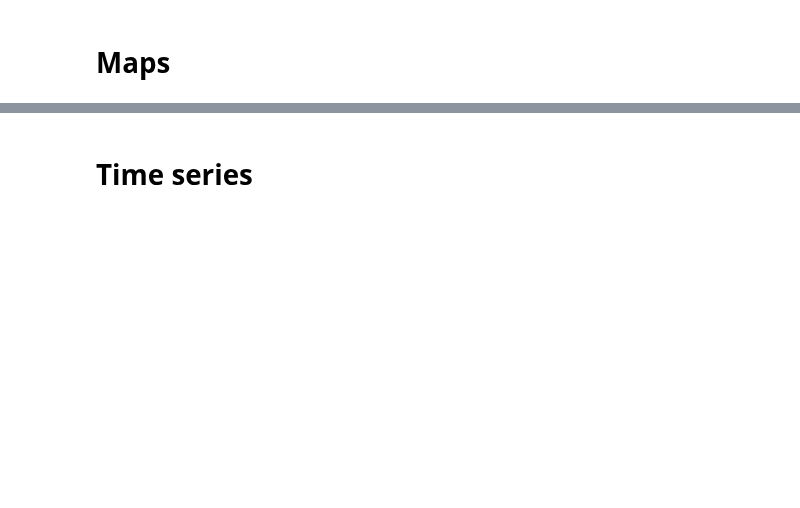
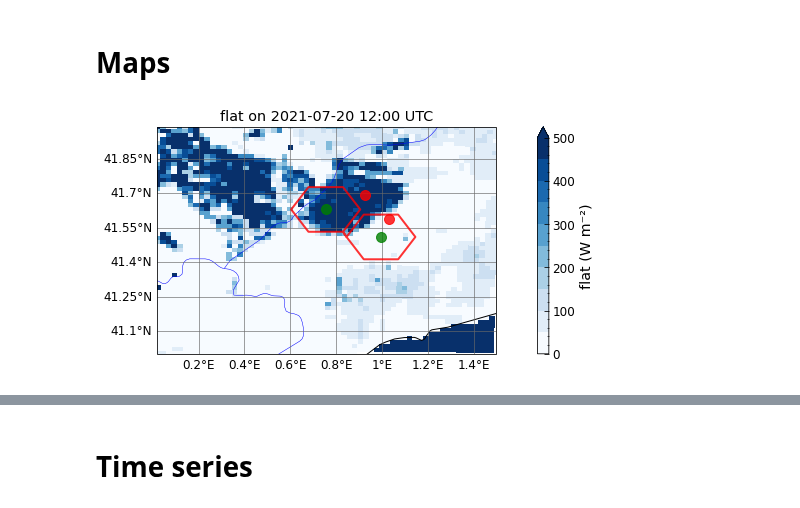
Before and after one commit to ptiengou/netcdf-scripts, a Jupyter notebook: python_notebooks/LMDZOR/LAM_09_mesoNH.ipynb, the cells around one changed output, grey strips where cells are left out. Cells and saved outputs as stored; diff of their text form; code cells hidden in the pictures; blank space fills up the shorter version.

Commit message:
Analyse MesoNH

```diff
--- a/python_notebooks/LMDZOR/LAM_09_mesoNH.ipynb
+++ b/python_notebooks/LMDZOR/LAM_09_mesoNH.ipynb
@@ -83,50 +105,24 @@ ds_orig
 # %% [markdown]
 # Maps
-# %%
-def map_mesoNH_timestamp_restrict(ds, var, vmin=None, vmax=None, cmap='viridis',
-                         add_liaise=False,
-                         timestamp='2021-07-14T01:00:00',
-                         lon_min=None, lon_max=None, lat_min=None, lat_max=None):
-    # Select data for the given timestamp
-    data_to_plot_time_selected = ds[var].sel(time=timestamp, method='nearest')
-
-    # Get the 2D lon/lat coordinates from the dataset (they have nj, ni dimensions)
-    lons_coord = ds['lon']
-    lats_coord = ds['lat']
-
-    # Apply spatial subsetting if bounds are provided
-    if lon_min is not None and lon_max is not None and \
-       lat_min is not None and lat_max is not None:
-
-        # Create a boolean mask based on the 2D lon/lat coordinates
-        # This mask will have dimensions (nj, ni)
-        spatial_mask = (lons_coord >= lon_min) & (lons_coord <= lon_max) & \
-                       (lats_coord >= lat_min) & (lats_coord <= lat_max)
-
-        # Apply the mask to the data. Values outside the region will become NaN.
-        data_to_plot = data_to_plot_time_selected.where(spatial_mask)
-    else:
-        # If no subsetting is requested, use the time-selected data directly
-        data_to_plot = data_to_plot_time_selected
-
-    title = f'{var} on {pd.to_datetime(timestamp).strftime("%Y-%m-%d %H:%M UTC")}'
-    label = f'{var} ({ds[var].attrs.get("units", "")})'
-
-    nice_map_mesoNH(data_to_plot, vmin=vmin, vmax=vmax, cmap=cmap,
-                         add_liaise=add_liaise, title=title, label=label)
 # %%
-var='rh2m'
+var='flat'
 vmin=0
-vmax=100
+vmax=500
 # vmin,vmax=None, None
 cmap=blues
 map_mesoNH_timestamp_restrict(ds_orig,
                      var,
                      vmin=vmin, vmax=vmax, cmap=cmap,
                      timestamp='2021-07-20T12:00:00',
-                     add_liaise=False,
-                    lon_min=-1, lon_max=1, lat_min=41, lat_max=42
+                     add_liaise=True,
+                    lon_min=0.,
+                    lon_max=1.5,
+                    lat_min=41,
+                    lat_max=42,
+                    poly=both_cells
                      )
+# %% [output]
+[figure, added]
 # %%
 var='flat'
 vmin=0
```
Also changed, not shown: parts of 10 cells of this notebook, 2 other files.
